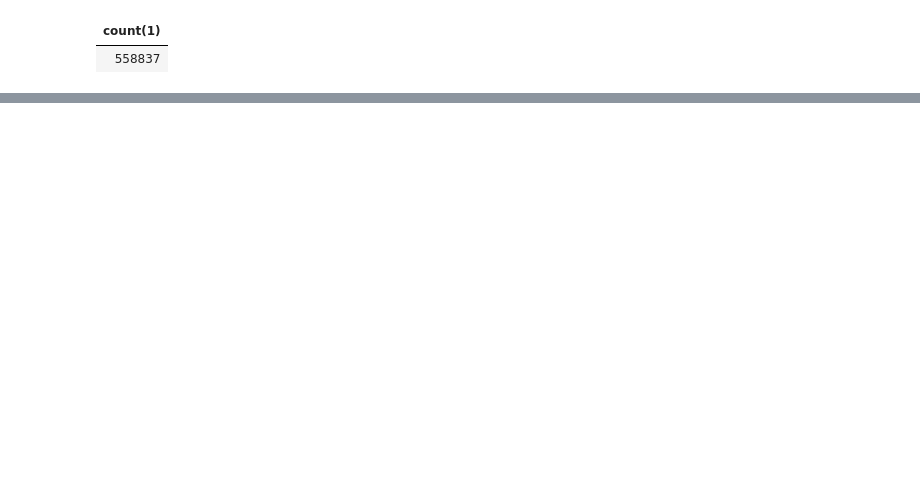
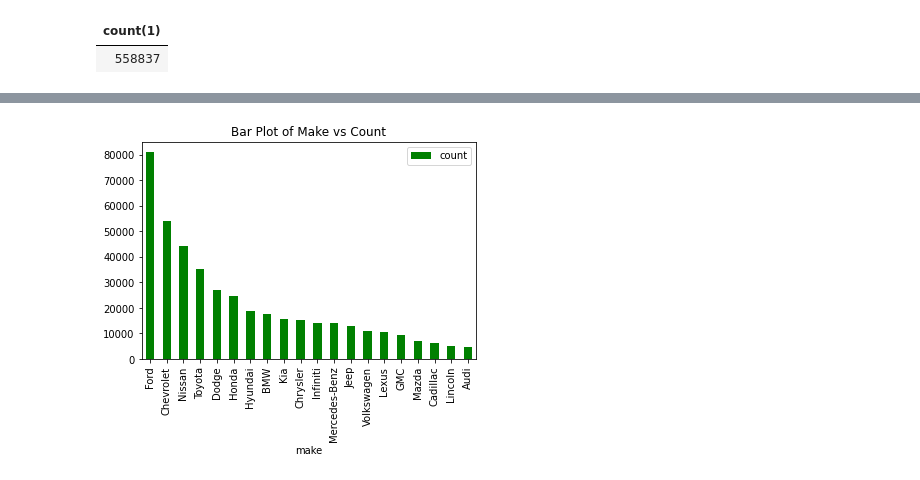
Before and after one commit to Jenniferodd/ISM6562-GroupProject, a Jupyter notebook: GrpPrj-UsedCarPrices_Kmeans.ipynb, the cells around one changed output, grey strips where cells are left out. Drawn from its saved outputs; the diff is of its cells as text; code cells hidden in the pictures; blank space fills up the shorter version.

```diff
--- a/GrpPrj-UsedCarPrices_Kmeans.ipynb
+++ b/GrpPrj-UsedCarPrices_Kmeans.ipynb
@@ -335,0 +297,3 @@ results.groupby('prediction').count().sort('prediction').show()
+# %%
+sortdata2=data.select('make').na.drop(subset=["make"]).groupBy("make").count().sort("count",ascending=False)
+sortdata2.show()
@@ -335,0 +318,4 @@ results.groupby('prediction').count().sort('prediction').show()
+# %%
+#Converting into the Pandas Data Frame
+pandasDF2 = sortdata2.toPandas()
+print(pandasDF2[:20])
@@ -335,0 +340,11 @@ results.groupby('prediction').count().sort('prediction').show()
+# %%
+import matplotlib.pyplot as plt
+# bar plot
+pandasDF2[:20].plot(kind = 'bar',x = 'make',
+y = 'count',color = 'green')
+# set the title
+plt.title('Bar Plot of Make vs Count')
+# show the plot
+plt.show()
+# %% [output]
+[figure, added]
```
Also changed, not shown: parts of 38 cells of this notebook, 1 other file.
